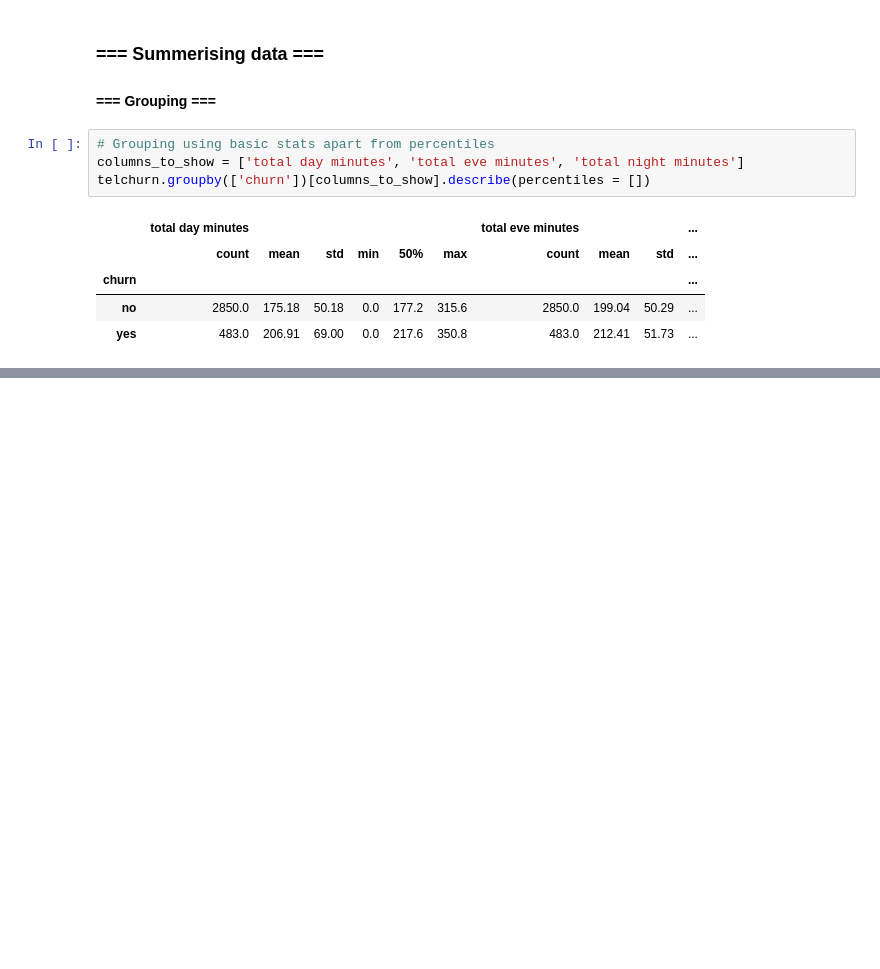
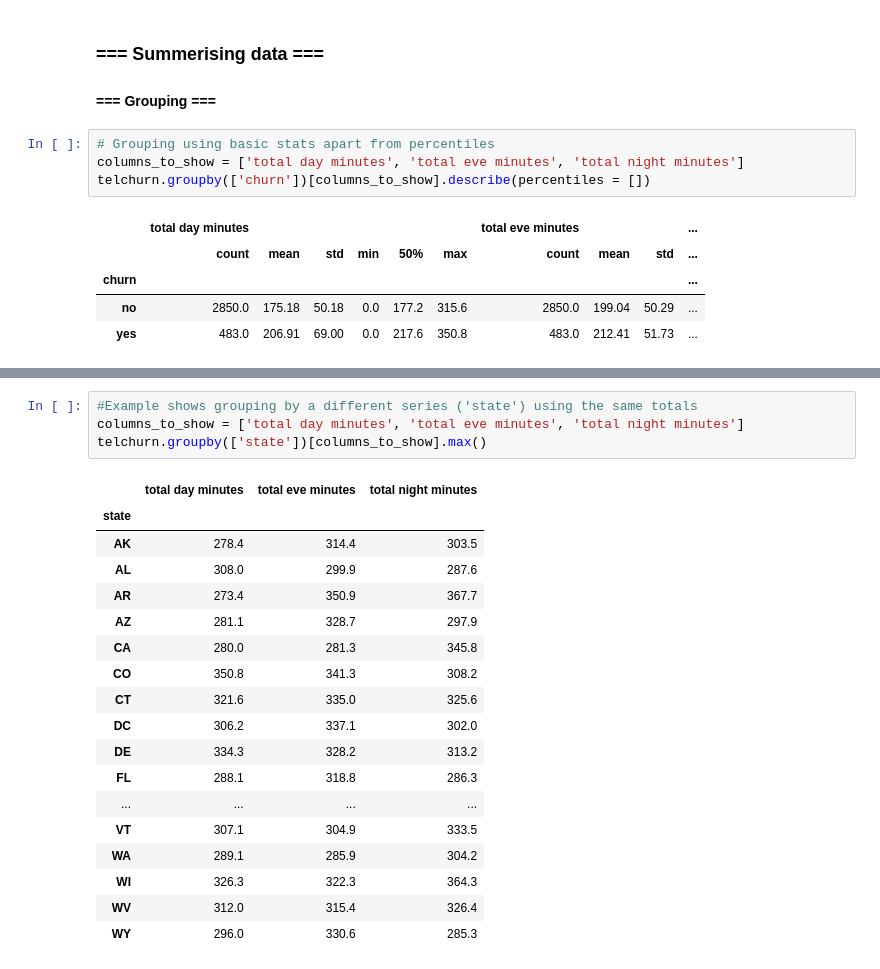
Before and after one commit to StewartStack/DAStudyBackups, a Jupyter notebook: DataStudies2/telchurn_DA.ipynb, the cells around one changed output, grey strips where cells are left out. Saved outputs shown, nothing was run; the diff lists cells and outputs as text; blank space fills up the shorter version.

Commit message:
groupby done

```diff
--- a/DataStudies2/telchurn_DA.ipynb
+++ b/DataStudies2/telchurn_DA.ipynb
@@ -355,0 +365,23 @@ telchurn.groupby(['churn'])[columns_to_show].describe(percentiles = [])
+# %%
+#Example shows grouping by a different series ('state') using the same totals
+columns_to_show = ['total day minutes', 'total eve minutes', 'total night minutes']
+telchurn.groupby(['state'])[columns_to_show].max()
+# %% [output]
+|  | total day minutes | total eve minutes | total night minutes |
+| state |  |  |  |
+| AK | 278.4 | 314.4 | 303.5 |
+| AL | 308.0 | 299.9 | 287.6 |
+| AR | 273.4 | 350.9 | 367.7 |
+| AZ | 281.1 | 328.7 | 297.9 |
+| CA | 280.0 | 281.3 | 345.8 |
+| CO | 350.8 | 341.3 | 308.2 |
+| CT | 321.6 | 335.0 | 325.6 |
+| DC | 306.2 | 337.1 | 302.0 |
+| DE | 334.3 | 328.2 | 313.2 |
+| FL | 288.1 | 318.8 | 286.3 |
+| ... | ... | ... | ... |
+| VT | 307.1 | 304.9 | 333.5 |
+| WA | 289.1 | 285.9 | 304.2 |
+| WI | 326.3 | 322.3 | 364.3 |
+| WV | 312.0 | 315.4 | 326.4 |
+| WY | 296.0 | 330.6 | 285.3 |
```
Also changed, not shown: parts of 1 cell of this notebook.
